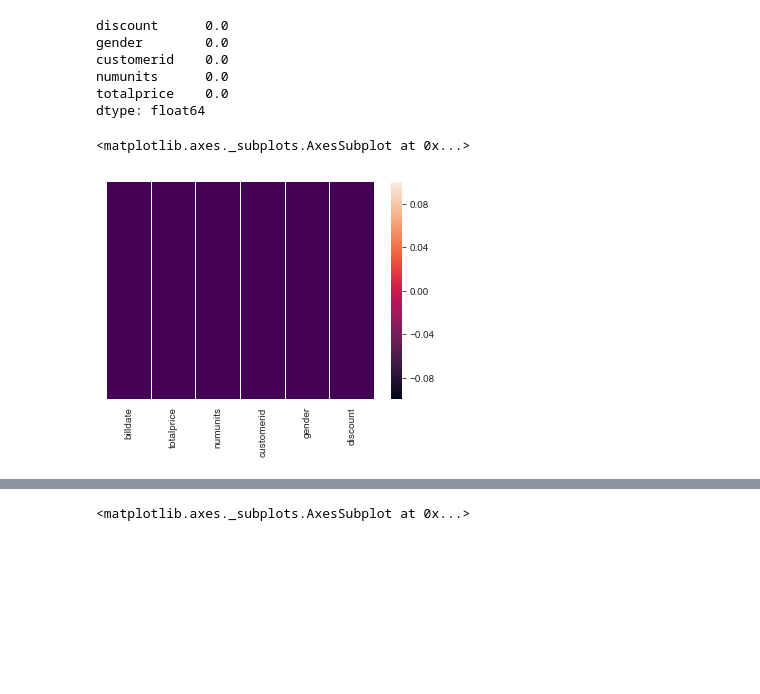
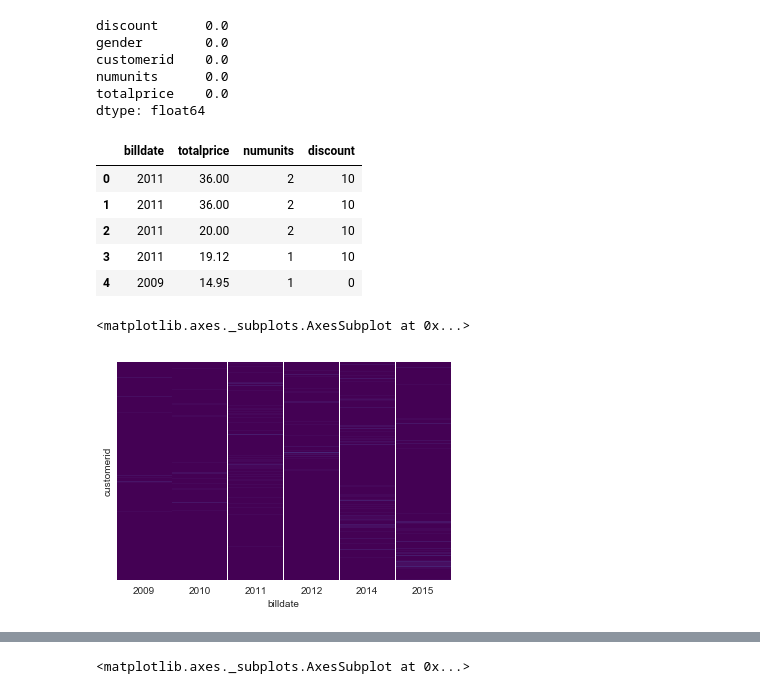
Before and after one commit to MariuszWroc/dataScience, a Jupyter notebook: data science - projekt.ipynb, the cells around one changed output, grey strips where cells are left out. Drawn from its saved outputs; the diff is of its cells as text; code cells hidden in the pictures; blank space fills up the shorter version.

```diff
--- a/data science - projekt.ipynb
+++ b/data science - projekt.ipynb
@@ -158,4 +158,5 @@ orderlinesOrderCustomerCampaign.head(20)
 | 18 | 1010578 | 1010227 | 10006 | 2010-12-15 00:00:00 | 7.50 | 1 | 2141 | 36418 | M | ... |
 | 19 | 1010579 | 1010228 | 11083 | 2010-12-10 00:00:00 | 34.95 | 1 | 2173 | 131106 | M | ... |
 # %%
-orderlinesOrderCustomerCampaign["billdate"] = pd.to_datetime(orderlinesOrderCustomerCampaign["billdate"]).dt.year
+orderlinesOrderCustomerCampaign["year"] = pd.to_datetime(orderlinesOrderCustomerCampaign["billdate"]).dt.year
+orderlinesOrderCustomerCampaign.head()
@@ -161,0 +170,3 @@ orderlinesOrderCustomerCampaign["billdate"] = pd.to_datetime(orderlinesOrderCust
+# %%
+orderlinesOrderCustomerCampaign["month"] = pd.to_datetime(orderlinesOrderCustomerCampaign["billdate"]).dt.month
+orderlinesOrderCustomerCampaign.head()
@@ -161,0 +180,3 @@ orderlinesOrderCustomerCampaign["billdate"] = pd.to_datetime(orderlinesOrderCust
+# %%
+orderlinesOrderCustomerCampaign["month"] = pd.to_datetime(orderlinesOrderCustomerCampaign['billdate']).dt.strftime('%b')
+orderlinesOrderCustomerCampaign.head()
@@ -283,4 +384,4 @@ customerid
 50    0.0
 Name: 2016, dtype: float64
 # %%
-groupedByCustomer.loc[:,[2009,2010,2011,2012,2014,2015]]
+matrix = groupedByCustomer.loc[:,[2009,2010,2011,2012,2014,2015]]
@@ -314,12 +395,20 @@ customerid    0.0
 numunits      0.0
 totalprice    0.0
 dtype: float64
+# %%
+#train.isnull()
+orderlinesOrderCampaign = orderlinesOrderCustomerCampaign.drop(['customerid', 'gender'], axis = 1)
+orderlinesOrderCampaign.head()
+# %% [output]
+|  | billdate | totalprice | numunits | discount |
+| 0 | 2011 | 36.00 | 2 | 10 |
+| 1 | 2011 | 36.00 | 2 | 10 |
+| 2 | 2011 | 20.00 | 2 | 10 |
+| 3 | 2011 | 19.12 | 1 | 10 |
+| 4 | 2009 | 14.95 | 1 | 0 |
 # %%
-#train.isnull()
-sns.heatmap(data=orderlinesOrderCustomerCampaign.isnull())
-
-sns.heatmap(data=orderlinesOrderCustomerCampaign.isnull(), yticklabels=False,
+sns.heatmap(data=matrix, yticklabels=False,
             cbar=False, cmap='viridis' )
 # %% [output]
 <matplotlib.axes._subplots.AxesSubplot at 0x...>
-[figure, old version]
+[figure, new version]
```
Also changed, not shown: parts of 17 cells of this notebook.
